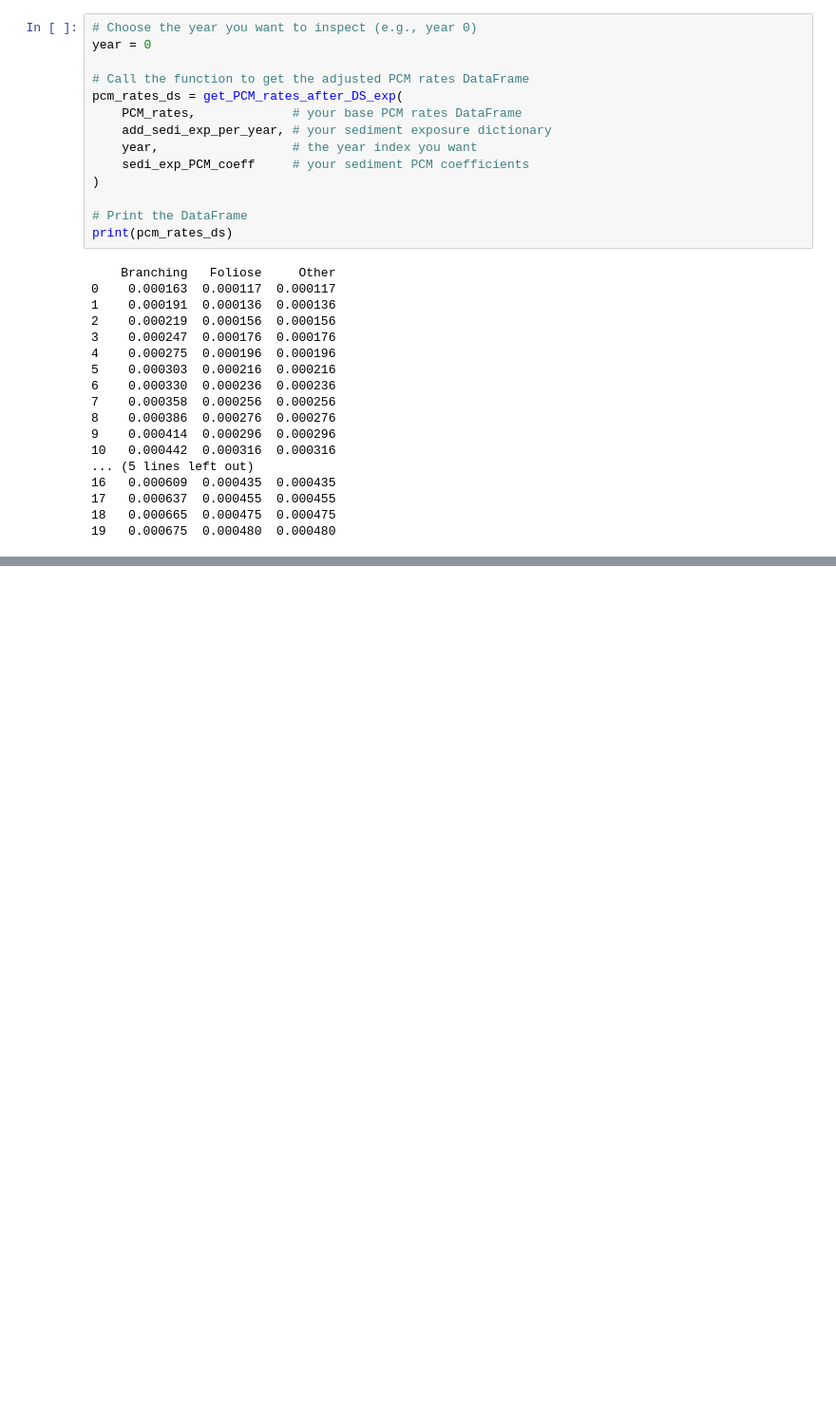
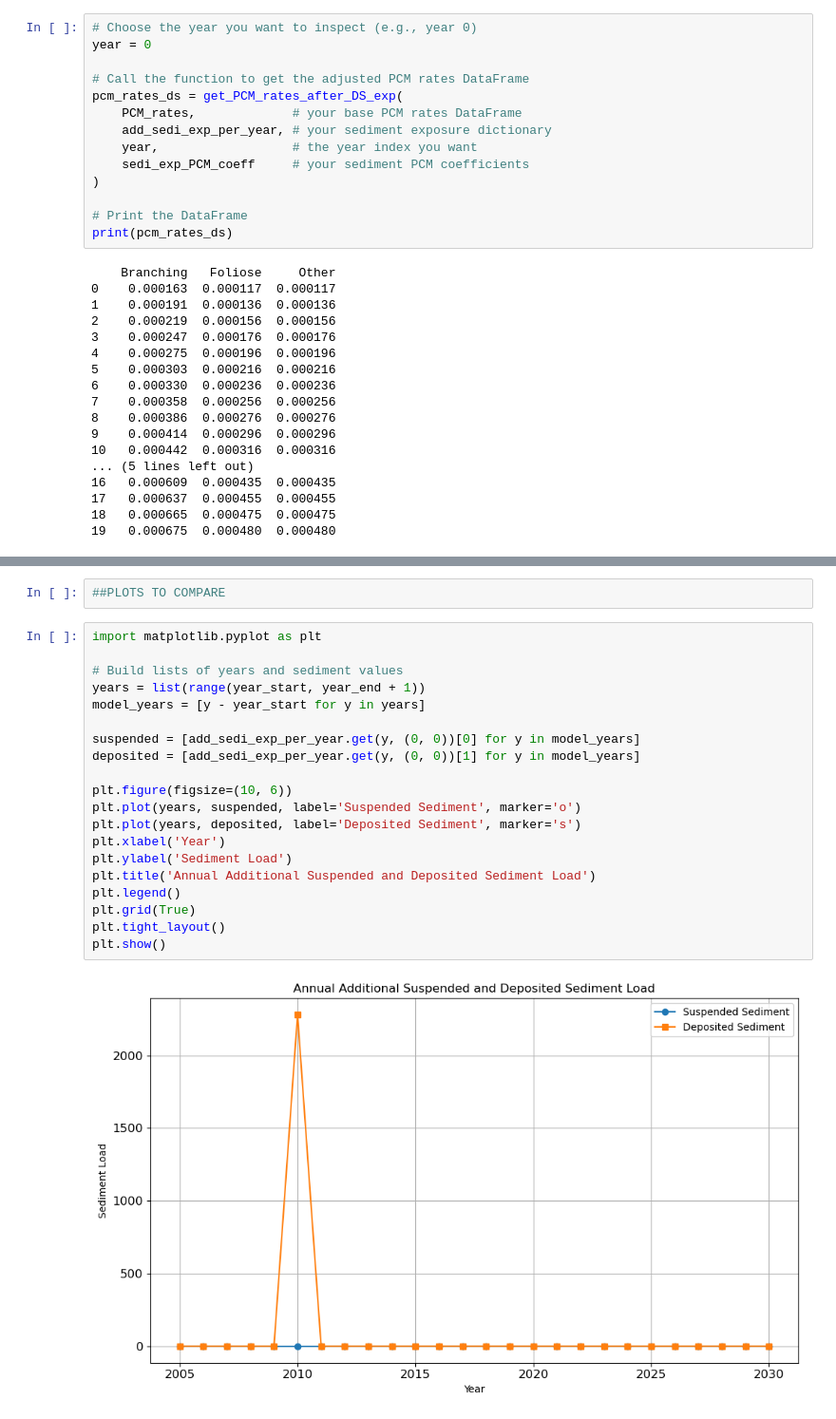
Before and after one commit to katyaov/Coral-Model-Public, a Jupyter notebook: Coral_model.ipynb, the cells around one changed output, grey strips where cells are left out. Shown at 95% size. Drawn from its saved outputs; the diff is of its cells as text; blank space fills up the shorter version.

```diff
--- a/Coral_model.ipynb
+++ b/Coral_model.ipynb
@@ -1116,0 +1119,24 @@ else:
+# %%
+##PLOTS TO COMPARE
+# %%
+import matplotlib.pyplot as plt
+
+# Build lists of years and sediment values
+years = list(range(year_start, year_end + 1))
+model_years = [y - year_start for y in years]
+
+suspended = [add_sedi_exp_per_year.get(y, (0, 0))[0] for y in model_years]
+deposited = [add_sedi_exp_per_year.get(y, (0, 0))[1] for y in model_years]
+
+plt.figure(figsize=(10, 6))
+plt.plot(years, suspended, label='Suspended Sediment', marker='o')
+plt.plot(years, deposited, label='Deposited Sediment', marker='s')
+plt.xlabel('Year')
+plt.ylabel('Sediment Load')
+plt.title('Annual Additional Suspended and Deposited Sediment Load')
+plt.legend()
+plt.grid(True)
+plt.tight_layout()
+plt.show()
+# %% [output]
+[figure, added]
```
Also changed, not shown: parts of 31 cells of this notebook, 4 other files.
